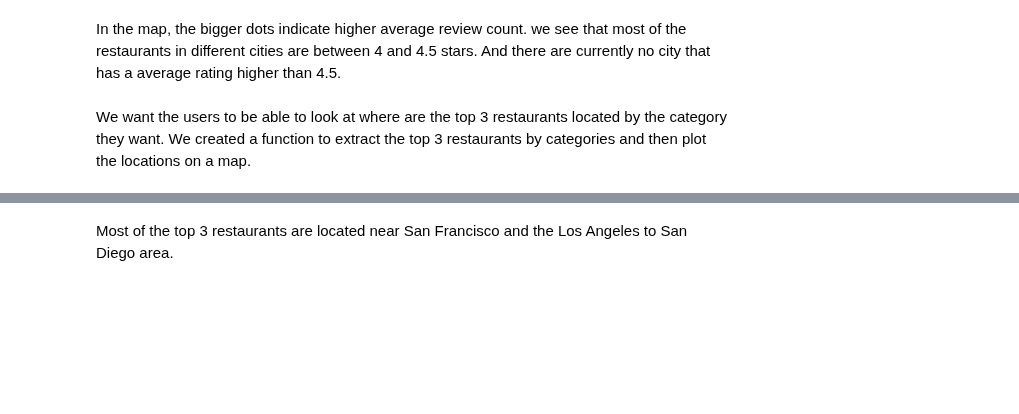
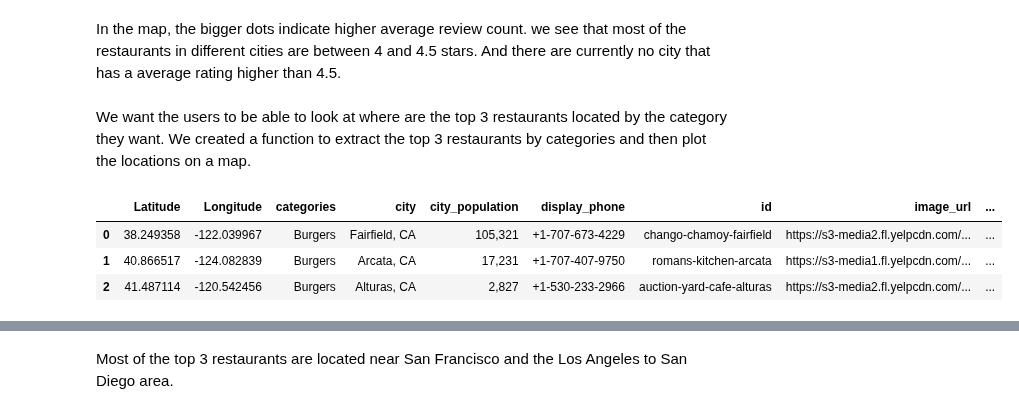
Before and after one commit to chloechen1995/STA-141B-Project, a Jupyter notebook: Part II_Query Database.ipynb, the cells around one changed output, grey strips where cells are left out. Drawn from its saved outputs; the diff is of its cells as text; code cells hidden in the pictures; blank space fills up the shorter version.

```diff
--- a/Part II_Query Database.ipynb
+++ b/Part II_Query Database.ipynb
@@ -223,3 +222,20 @@ restricted_food = limit_data(df_food_final)
 # %% [markdown]
 We want the users to be able to look at where are the top 3 restaurants located by the category they want.
 We created a function to extract the top 3 restaurants by categories and then plot the locations on a map.
+# %%
+temp = pd.DataFrame()
+keyterm = 'restaurant'
+category = count_df[0][8]
+for i in range(0, len(restricted_food)):
+    if keyterm == 'restaurant':
+        cat = restricted_food['categories'][i]
+    elif keyterm == 'hotels':
+        cat = restricted_food['type'][i]
+
+    if cat == category:
+        data = restricted_food.iloc[i]
+        temp = temp.append(data, ignore_index=True)
+
+best_3 = temp.groupby('rating')['review_count'].nlargest(10).reset_index()
+best_3 = pd.DataFrame(best_3)
+df_best3 = pd.DataFrame()
@@ -226 +258,8 @@ We created a function to extract the top 3 restaurants by categories and then pl
+# %%
+df_best3
+# %% [output]
+|  | Latitude | Longitude | categories | city | city_population | display_phone | id | image_url | ... |
+| 0 | 38.249358 | -122.039967 | Burgers | Fairfield, CA | 105,321 | +1-707-673-4229 | chango-chamoy-fairfield | https://s3-media2.fl.yelpcdn.com/... | ... |
+| 1 | 40.866517 | -124.082839 | Burgers | Arcata, CA | 17,231 | +1-707-407-9750 | romans-kitchen-arcata | https://s3-media1.fl.yelpcdn.com/... | ... |
+| 2 | 41.487114 | -120.542456 | Burgers | Alturas, CA | 2,827 | +1-530-233-2966 | auction-yard-cafe-alturas | https://s3-media2.fl.yelpcdn.com/... | ... |
 # %%
```
Also changed, not shown: parts of 18 cells of this notebook.
